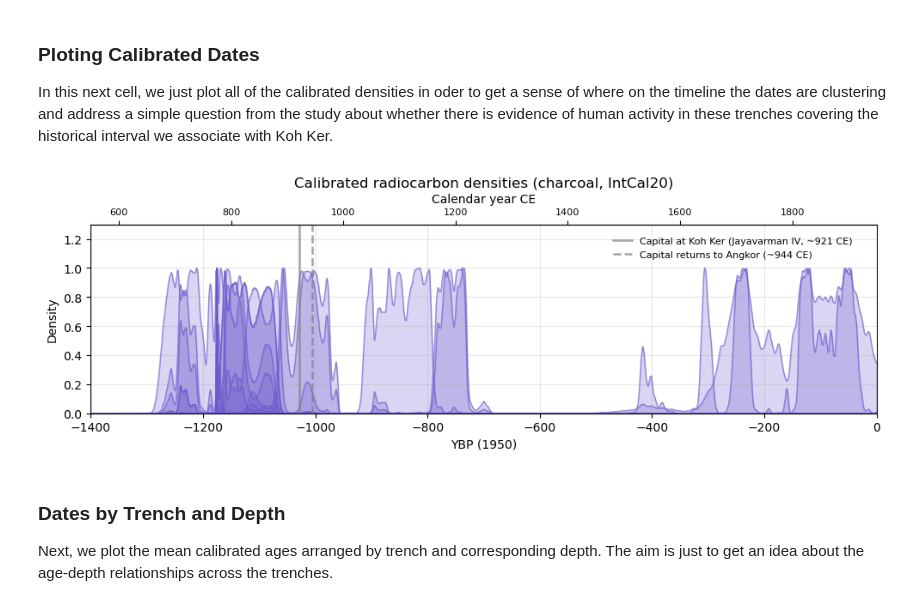
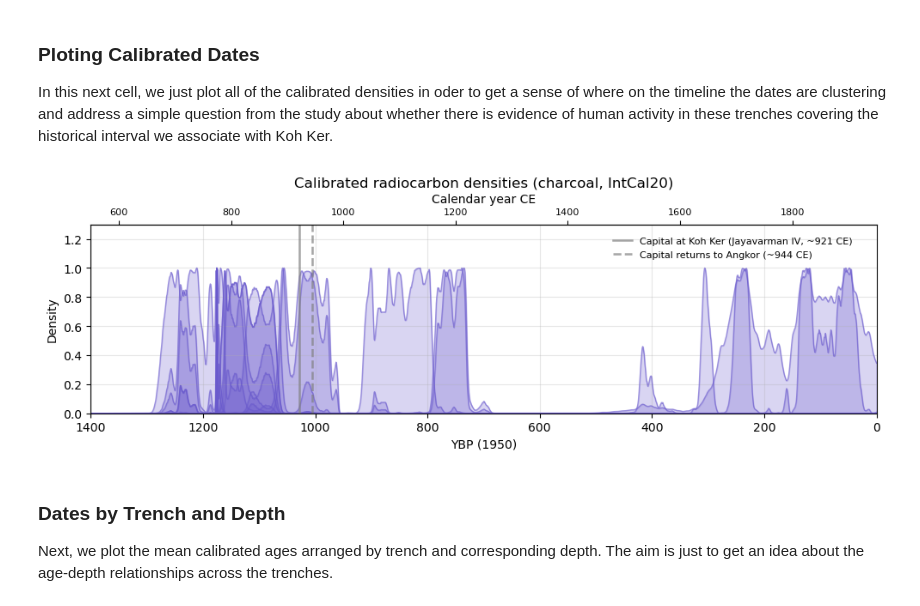
Before and after one commit to wccarleton/kkpp24, a Jupyter notebook: Src/kohker_pp24.ipynb, the cells around one changed output. Saved outputs shown, nothing was run; the diff lists cells and outputs as text; code cells hidden in the pictures.

Commit message:
updating plot time labels

```diff
--- a/Src/kohker_pp24.ipynb
+++ b/Src/kohker_pp24.ipynb
@@ -28,6 +28,7 @@ import seaborn as sns
 import numpy as np
 import arviz as az
 from matplotlib.lines import Line2D
+from matplotlib.ticker import FuncFormatter
 from pathlib import Path
 import math
 
@@ -40,6 +41,9 @@ import pytensor.tensor as pt
 rng = np.random.default_rng(1983)
 seed = 1983
 nchains = 4
+
+# Display BP ages as positive labels while leaving signed plotting data unchanged.
+bp_age_formatter = FuncFormatter(lambda x, pos: f"{abs(x):.0f}")
 # %% [markdown]
 ## Helpers
 
@@ -298,6 +302,7 @@ for row, cal in zip(c14_char.itertuples(index=False), cal_char):
 ax.set_xlim(-1400, 0)
 ax.set_ylim(0, 1.3)
 ax.set_xlabel("YBP (1950)")
+ax.xaxis.set_major_formatter(bp_age_formatter)
 
 # --- CE axis on top ---
 def bp_to_ce(x):
@@ -314,34 +319,34 @@ secax.set_xlabel("Calendar year CE")
 secax.tick_params(labelsize=8)
 
 ax.set_ylabel("Density")
 ax.set_title("Calibrated radiocarbon densities (charcoal, IntCal20)")
 ax.grid(alpha=0.3)
 
 # --- historical events ---
 events = [
     ("Capital at Koh Ker (Jayavarman IV, ~921 CE)", 921, "solid"),
     ("Capital returns to Angkor (~944 CE)", 944, "dashed"),
 ]
 
 for label, year_ce, style in events:
     ybp = 1950 - year_ce
     x = -ybp
 
     ax.axvline(x, color="grey", alpha=0.7, linestyle=style, lw=1.8, label=label)
 
 # Legend outside plot (or adjust as preferred)
 ax.legend(
     fontsize=8,
     frameon=False,
     loc="upper right",
     bbox_to_anchor=(0.98, 0.98),
 )
 
 plt.tight_layout()
 plt.savefig("../Output/charcoal_calibrated_dates.png", bbox_inches="tight")
 plt.show()
 # %% [output]
-[figure, old version]
+[figure, new version]
 # %% [markdown]
 ### Dates by Trench and Depth
 
```
Also changed, not shown: parts of 3 cells of this notebook, 4 other files.
